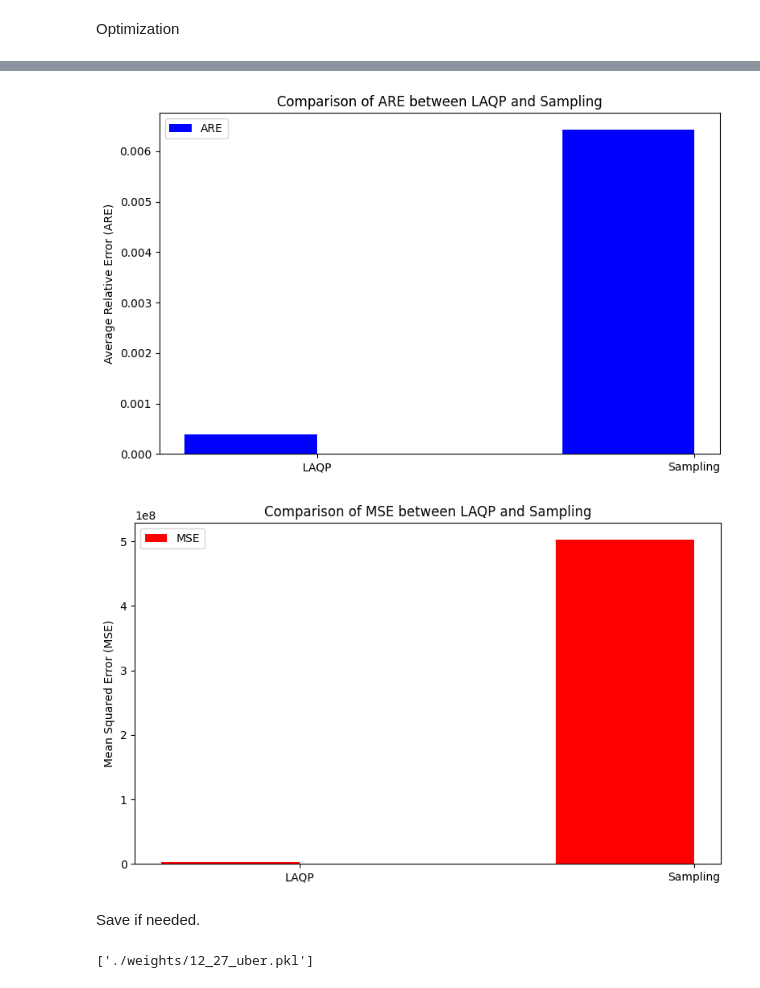
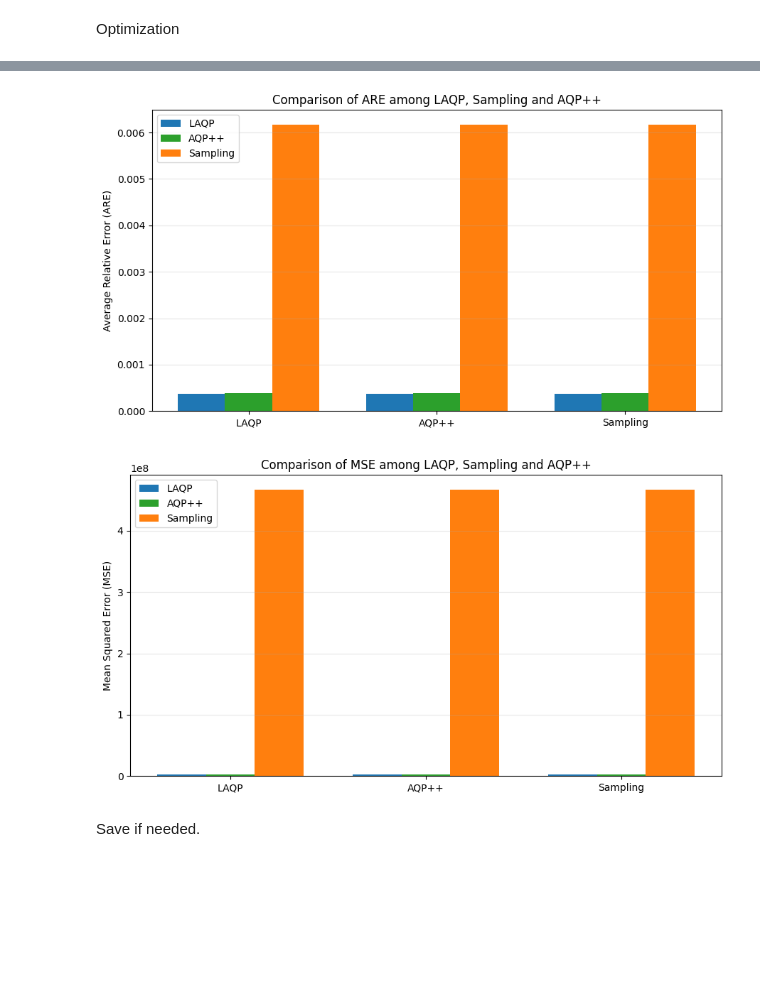
Before and after one commit to t114598020/Spatial_LAQP, a Jupyter notebook: LAQP_uber.ipynb, the cells around one changed output, grey strips where cells are left out. Drawn from its saved outputs; the diff is of its cells as text; code cells hidden in the pictures; blank space fills up the shorter version.

```diff
--- a/LAQP_uber.ipynb
+++ b/LAQP_uber.ipynb
@@ -174,7 +156,7 @@ from sklearn.preprocessing import StandardScaler
 
 error_scaler = StandardScaler()
 
-# Train Error Model on Diversified Log
+# Train error model on diversified query log
 def data_split(query_log, scaler=None, fit=False):
     X = [[entry['query'][dim][i] for dim in dimensions for i in range(2)]
          for entry in query_log]
@@ -194,15 +176,15 @@ X_test,  y_test  = data_split(testing_data_query_log,  error_scaler, fit=False)
 
 model = RandomForestRegressor(
     # n_estimators=200,
-    max_depth=7,
-    min_samples_leaf=5,       # 防止樹太碎
-    max_features="sqrt",      # 每棵樹隨機挑特徵
+    max_depth=10,
+    min_samples_leaf=5,
+    max_features="sqrt",
     random_state=42
 )
 model.fit(X_train, y_train)
 print("Model trained.")
 
-# Evaluate model using MSE.
+# Evaluate model using MSE
 train_mse = np.mean((model.predict(X_train) - y_train) ** 2)
 test_mse  = np.mean((model.predict(X_test)  - y_test)  ** 2)
 print(f"Train MSE: {train_mse}")
@@ -400,38 +417,46 @@ Improvement (Sampling ARE / LAQP ARE): 16.83x
 # %%
 import matplotlib.pyplot as plt
 import numpy as np
 
-# Use computed metrics from above
-methods = ['LAQP', 'Sampling']
-are_values = [laqp_are, sampling_are]
-mse_values = [laqp_mse, sampling_mse]
+methods = ['LAQP', 'AQP++', 'Sampling']
+are_values = [laqp_are, aqp_pp_are, sampling_are]
+mse_values = [laqp_mse, aqp_pp_mse, sampling_mse]
 
-# Bar chart for ARE
-fig, ax1 = plt.subplots(figsize=(8, 5))
 x = np.arange(len(methods))
-width = 0.35
-ax1.bar(x - width/2, are_values, width, label='ARE', color='blue')
+width = 0.25
+
+# chart for ARE
+fig, ax1 = plt.subplots(figsize=(9, 5))
+ax1.bar(x - width, are_values[0], width, label='LAQP', color='#1f77b4')
+ax1.bar(x,   are_values[1], width, label='AQP++', color='#2ca02c')
+ax1.bar(x + width, are_values[2], width, label='Sampling', color='#ff7f0e')
+
 ax1.set_ylabel('Average Relative Error (ARE)')
-ax1.set_title('Comparison of ARE between LAQP and Sampling')
+ax1.set_title('Comparison of ARE among LAQP, Sampling and AQP++')
 ax1.set_xticks(x)
 ax1.set_xticklabels(methods)
 ax1.legend(loc='upper left')
+ax1.grid(axis='y', alpha=0.3)
 plt.tight_layout()
 plt.show()
 
-# Bar chart for MSE
-fig, ax2 = plt.subplots(figsize=(8, 5))
-ax2.bar(x - width/2, mse_values, width, label='MSE', color='red')
+# chart for MSE
+fig, ax2 = plt.subplots(figsize=(9, 5))
+ax2.bar(x - width, mse_values[0], width, label='LAQP', color='#1f77b4')
+ax2.bar(x, mse_values[1], width, label='AQP++', color='#2ca02c')
+ax2.bar(x + width, mse_values[2], width, label='Sampling', color='#ff7f0e')
+
 ax2.set_ylabel('Mean Squared Error (MSE)')
-ax2.set_title('Comparison of MSE between LAQP and Sampling')
+ax2.set_title('Comparison of MSE among LAQP, Sampling and AQP++')
 ax2.set_xticks(x)
 ax2.set_xticklabels(methods)
 ax2.legend(loc='upper left')
+ax2.grid(axis='y', alpha=0.3)
 plt.tight_layout()
 plt.show()
 # %% [output]
-[figure, old version]
+[figure, new version]
-[figure, old version]
+[figure, new version]
 # %% [markdown]
 Save if needed.
 # %%
@@ -444,5 +469,3 @@ joblib.dump({
     "alpha": best_alpha,
     "sample": sample
 }, "./weights/12_27_uber.pkl")
-# %% [output]
-['./weights/12_27_uber.pkl']
```
Also changed, not shown: parts of 15 cells of this notebook, 1 other file.
